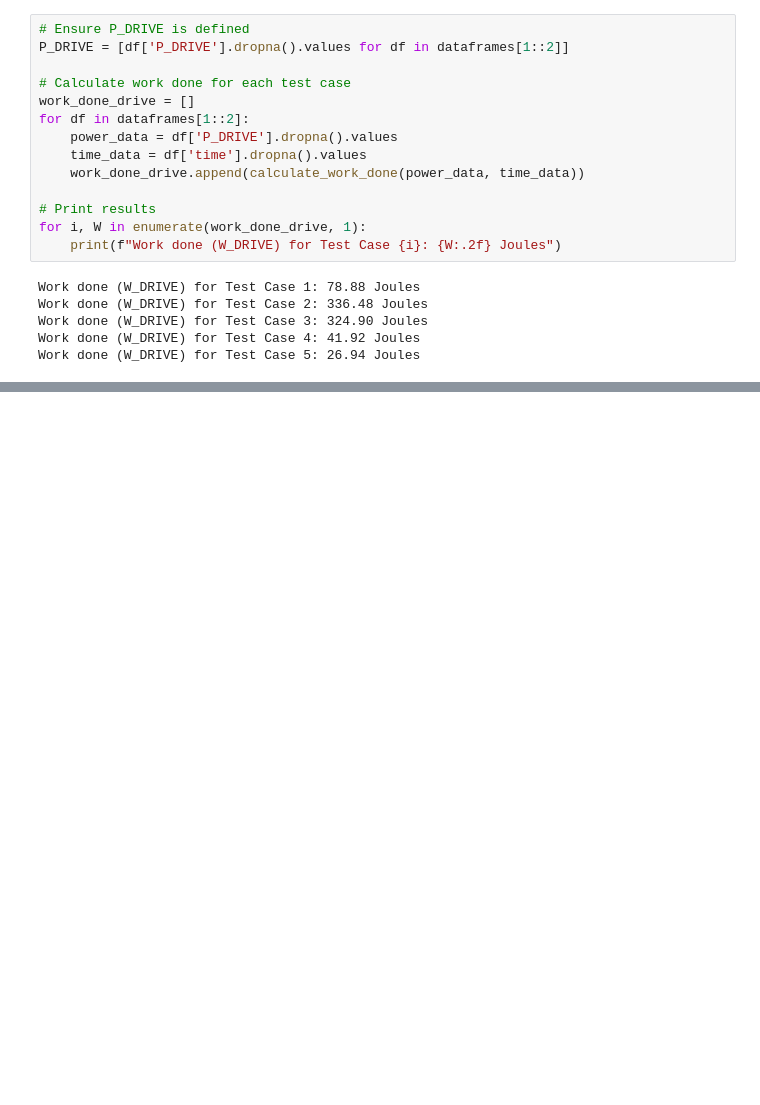
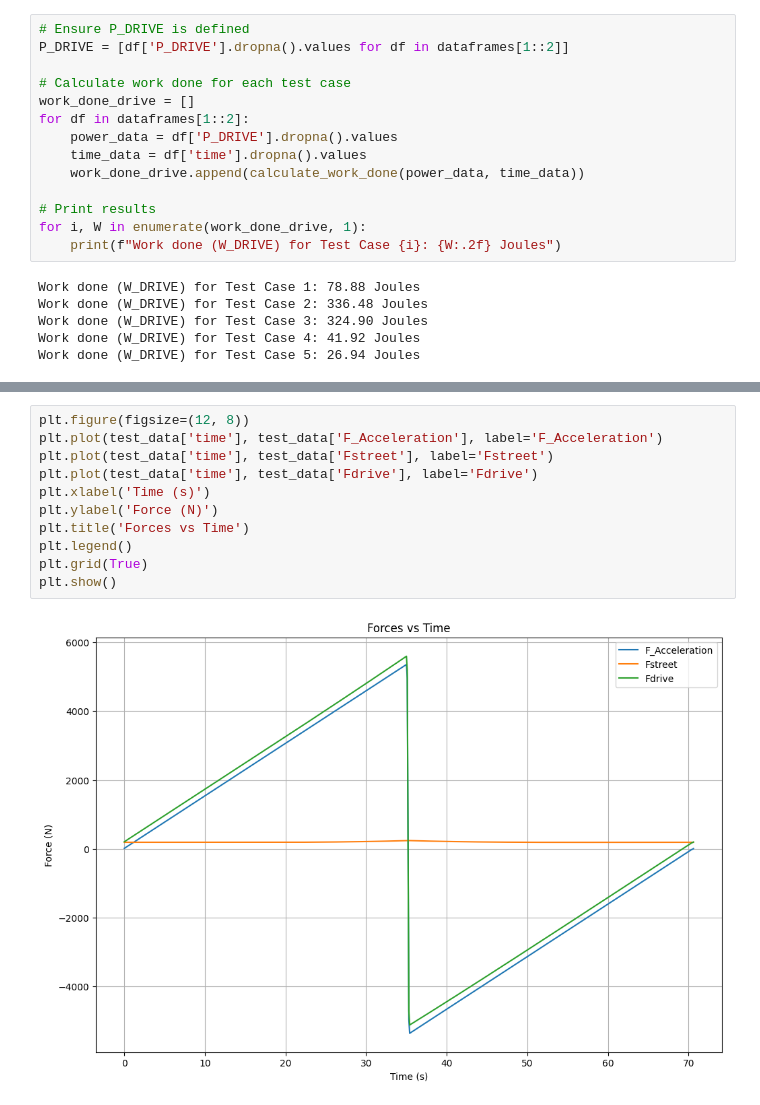
Before and after one commit to Imsirmayor/Test-of-mechatronic-systems, a Jupyter notebook: chasis_dyno_task_2.ipynb, the cells around one changed output, grey strips where cells are left out. Cells and saved outputs as stored; diff of their text form; blank space fills up the shorter version.

```diff
--- a/chasis_dyno_task_2.ipynb
+++ b/chasis_dyno_task_2.ipynb
@@ -551,0 +554,13 @@ Data has been successfully written to RESULT.csv
+# %%
+plt.figure(figsize=(12, 8))
+plt.plot(test_data['time'], test_data['F_Acceleration'], label='F_Acceleration')
+plt.plot(test_data['time'], test_data['Fstreet'], label='Fstreet')
+plt.plot(test_data['time'], test_data['Fdrive'], label='Fdrive')
+plt.xlabel('Time (s)')
+plt.ylabel('Force (N)')
+plt.title('Forces vs Time')
+plt.legend()
+plt.grid(True)
+plt.show()
+# %% [output]
+[figure, added]
```
Also changed, not shown: parts of 5 cells of this notebook.
